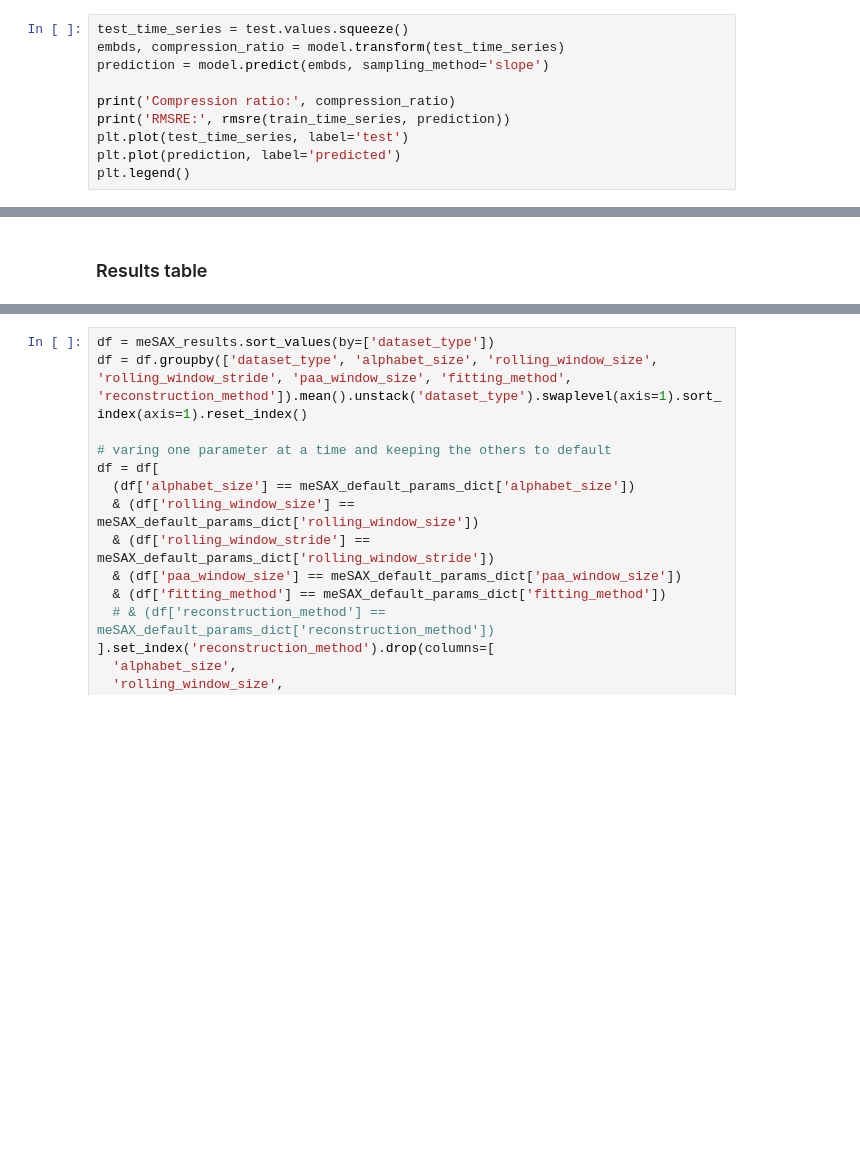
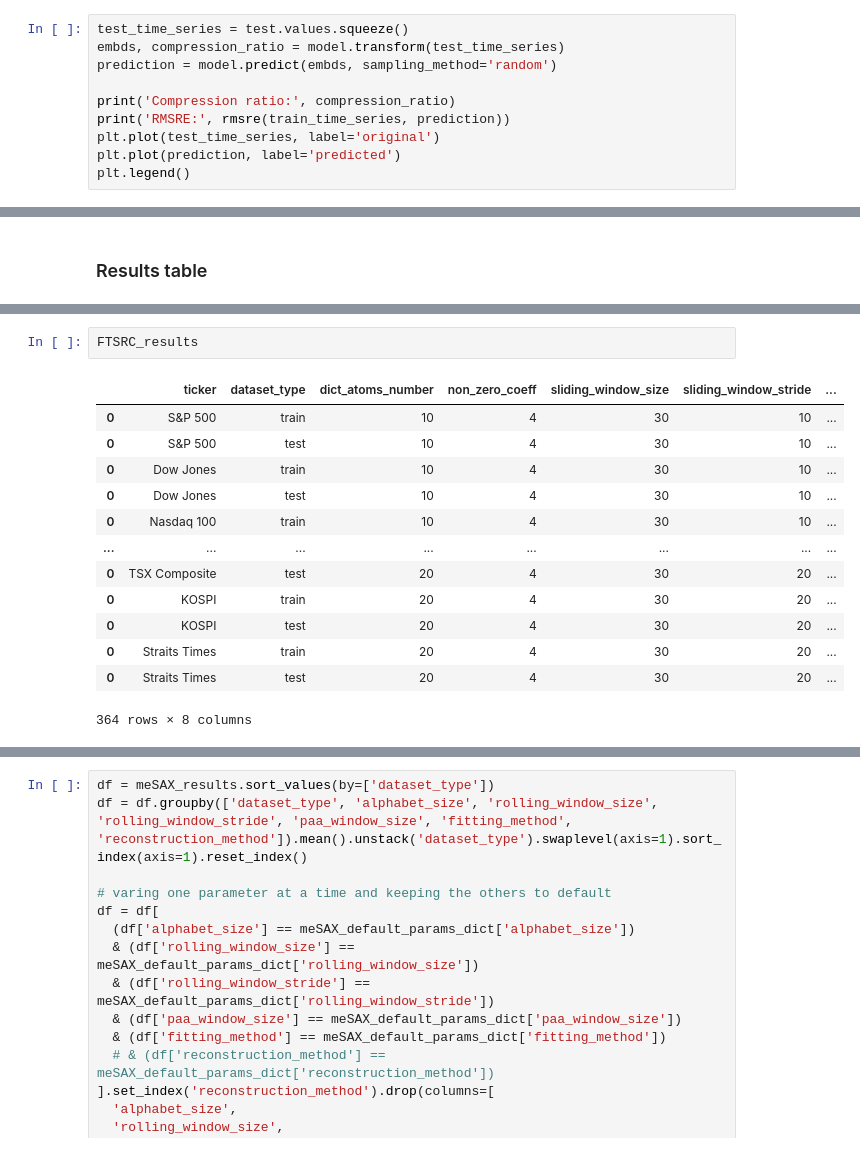
Before and after one commit to SullivanCastro/TimeSeriesProject, a Jupyter notebook: experiments.ipynb, the cells around one changed output, grey strips where cells are left out. Drawn from its saved outputs; the diff is of its cells as text; blank space fills up the shorter version.

```diff
--- a/experiments.ipynb
+++ b/experiments.ipynb
@@ -179,11 +226,11 @@ Limitation of the fitting due to values that are capped/floored because not on t
 # %%
 test_time_series = test.values.squeeze()
 embds, compression_ratio = model.transform(test_time_series)
-prediction = model.predict(embds, sampling_method='slope')
+prediction = model.predict(embds, sampling_method='random')
 
 print('Compression ratio:', compression_ratio)
 print('RMSRE:', rmsre(train_time_series, prediction))
-plt.plot(test_time_series, label='test')
+plt.plot(test_time_series, label='original')
 plt.plot(prediction, label='predicted')
 plt.legend()
 # %% [output]
@@ -581,3 +627,19 @@ for param_name, param_values in iterable:
+# %%
+FTSRC_results
+# %% [output]
+|  | ticker | dataset_type | dict_atoms_number | non_zero_coeff | sliding_window_size | sliding_window_stride | ... |
+| 0 | S&P 500 | train | 10 | 4 | 30 | 10 | ... |
+| 0 | S&P 500 | test | 10 | 4 | 30 | 10 | ... |
+| 0 | Dow Jones | train | 10 | 4 | 30 | 10 | ... |
+| 0 | Dow Jones | test | 10 | 4 | 30 | 10 | ... |
+| 0 | Nasdaq 100 | train | 10 | 4 | 30 | 10 | ... |
+| ... | ... | ... | ... | ... | ... | ... | ... |
+| 0 | TSX Composite | test | 20 | 4 | 30 | 20 | ... |
+| 0 | KOSPI | train | 20 | 4 | 30 | 20 | ... |
+| 0 | KOSPI | test | 20 | 4 | 30 | 20 | ... |
+| 0 | Straits Times | train | 20 | 4 | 30 | 20 | ... |
+| 0 | Straits Times | test | 20 | 4 | 30 | 20 | ... |
+364 rows × 8 columns
 # %%
 df = FTSRC_results.sort_values(by=['dataset_type'])
 df = df.groupby(['dataset_type', 'dict_atoms_number', 'non_zero_coeff', 'sliding_window_size', 'sliding_window_stride']).mean().unstack('dataset_type').swaplevel(axis=1).sort_index(axis=1).reset_index()
```
Also changed, not shown: parts of 13 cells of this notebook.
